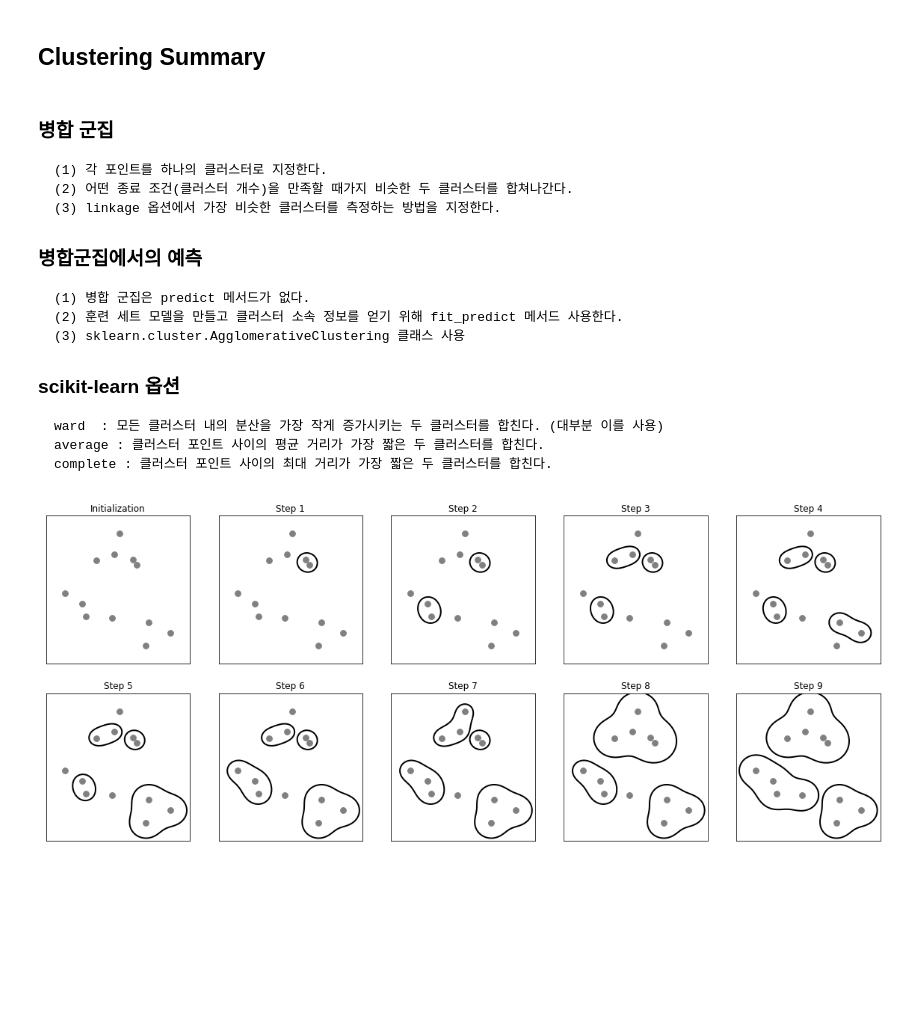
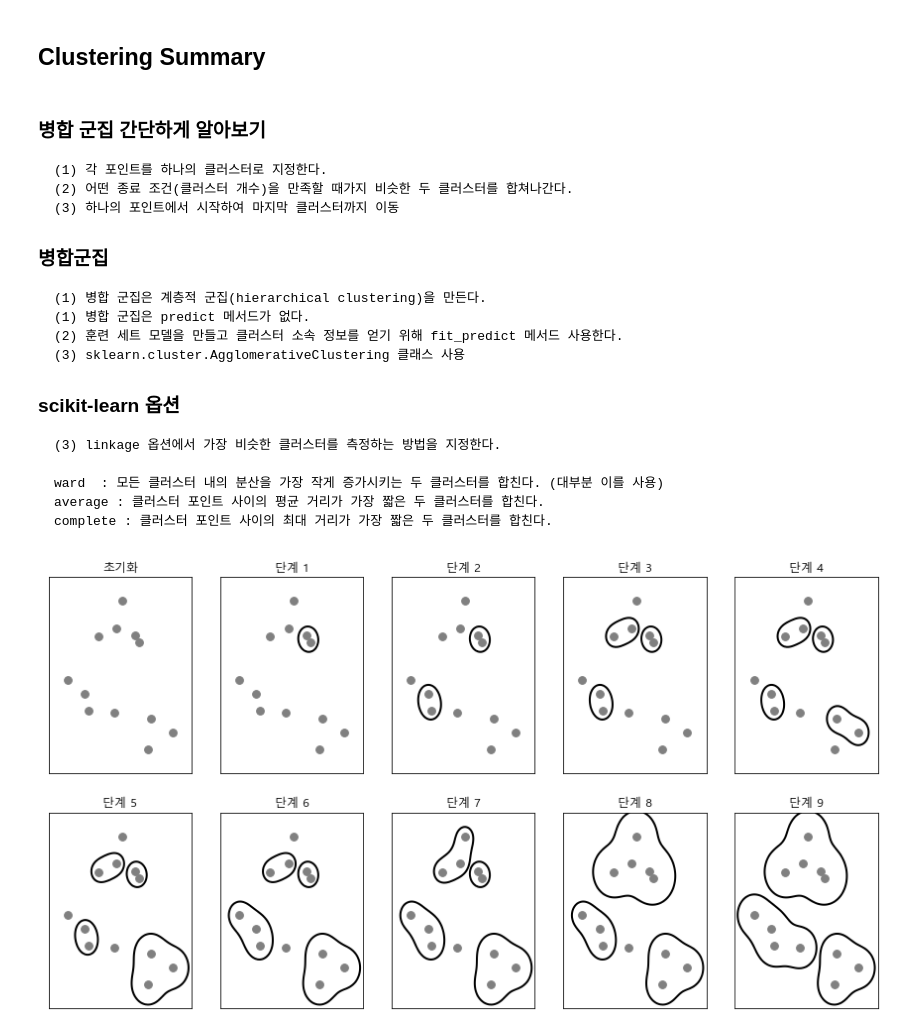
Before and after one commit to sukyungheo/ML_Class_Python, a Jupyter notebook: ML_Py_Lab09_0_Clustering.ipynb, the cells around one changed output. Saved outputs shown, nothing was run; the diff lists cells and outputs as text; code cells hidden in the pictures; blank space fills up the shorter version.

```diff
--- a/ML_Py_Lab09_0_Clustering.ipynb
+++ b/ML_Py_Lab09_0_Clustering.ipynb
@@ -1,15 +1,16 @@
 # %% [markdown]
 ## Clustering Summary
 # %% [markdown]
-### 병합 군집
+### 병합 군집 간단하게 알아보기
 <pre>
 (1) 각 포인트를 하나의 클러스터로 지정한다.
 (2) 어떤 종료 조건(클러스터 개수)을 만족할 때가지 비슷한 두 클러스터를 합쳐나간다.
-(3) linkage 옵션에서 가장 비슷한 클러스터를 측정하는 방법을 지정한다.
+(3) 하나의 포인트에서 시작하여 마지막 클러스터까지 이동
 </pre>
 
-### 병합군집에서의 예측
+### 병합군집
 <pre>
+(1) 병합 군집은 계층적 군집(hierarchical clustering)을 만든다.
 (1) 병합 군집은 predict 메서드가 없다.
 (2) 훈련 세트 모델을 만들고 클러스터 소속 정보를 얻기 위해 fit_predict 메서드 사용한다.
 (3) sklearn.cluster.AgglomerativeClustering 클래스 사용
@@ -17,14 +18,9 @@
 
 ### scikit-learn 옵션
 <pre>
+(3) linkage 옵션에서 가장 비슷한 클러스터를 측정하는 방법을 지정한다.
+
 ward  : 모든 클러스터 내의 분산을 가장 작게 증가시키는 두 클러스터를 합친다. (대부분 이를 사용)
 average : 클러스터 포인트 사이의 평균 거리가 가장 짧은 두 클러스터를 합친다.
 complete : 클러스터 포인트 사이의 최대 거리가 가장 짧은 두 클러스터를 합친다.
 </pre>
-# %%
-import mglearn
-import matplotlib.pyplot as plt
-%matplotlib inline
-mglearn.plots.plot_agglomerative_algorithm()
-# %% [output]
-[figure, removed]
@@ -30,0 +85,4 @@ mglearn.plots.plot_agglomerative_algorithm()
+# %%
+plot_agglomerative_algorithm()
+# %% [output]
+[figure, added]
```
Also changed, not shown: parts of 2 cells of this notebook, 9 other files.
